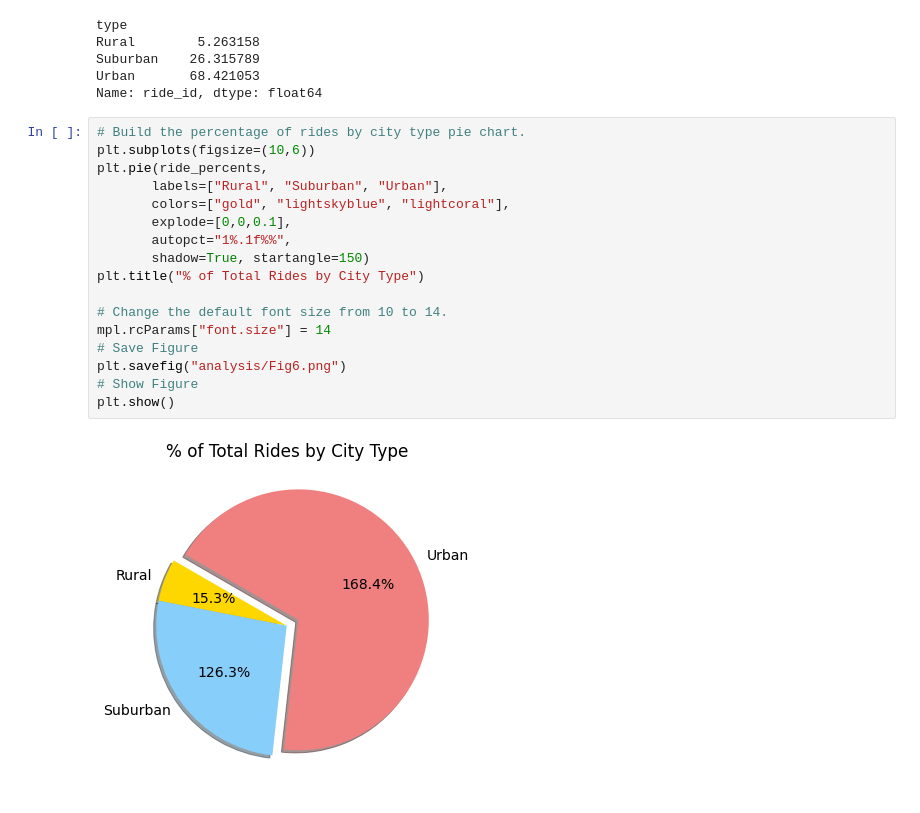
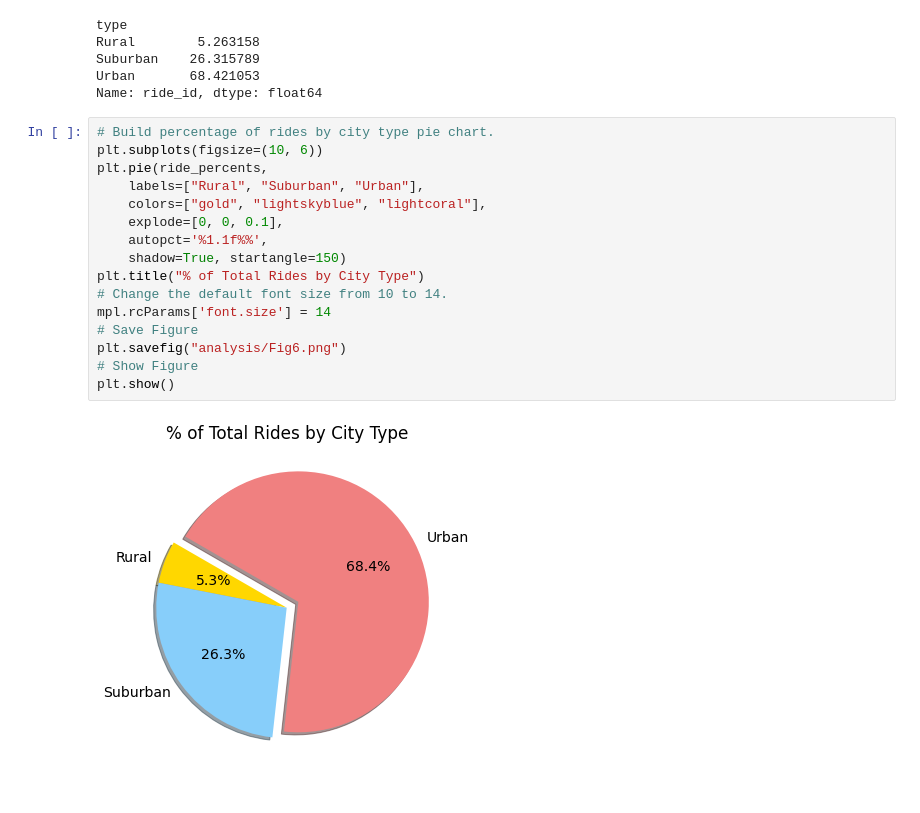
Before and after one commit to lilydarby8/PyBer_Analysis, a Jupyter notebook: PyBer.ipynb, the cells around one changed output. Cells and saved outputs as stored; diff of their text form.

```diff
--- a/PyBer.ipynb
+++ b/PyBer.ipynb
@@ -899,21 +899,20 @@ Suburban    26.315789
 Urban       68.421053
 Name: ride_id, dtype: float64
 # %%
-# Build the percentage of rides by city type pie chart.
-plt.subplots(figsize=(10,6))
+# Build percentage of rides by city type pie chart.
+plt.subplots(figsize=(10, 6))
 plt.pie(ride_percents,
-       labels=["Rural", "Suburban", "Urban"],
-       colors=["gold", "lightskyblue", "lightcoral"],
-       explode=[0,0,0.1],
-       autopct="1%.1f%%",
-       shadow=True, startangle=150)
+    labels=["Rural", "Suburban", "Urban"],
+    colors=["gold", "lightskyblue", "lightcoral"],
+    explode=[0, 0, 0.1],
+    autopct='%1.1f%%',
+    shadow=True, startangle=150)
 plt.title("% of Total Rides by City Type")
-
 # Change the default font size from 10 to 14.
-mpl.rcParams["font.size"] = 14
+mpl.rcParams['font.size'] = 14
 # Save Figure
 plt.savefig("analysis/Fig6.png")
 # Show Figure
 plt.show()
 # %% [output]
-[figure, old version]
+[figure, new version]
```
Also changed, not shown: parts of 2 cells of this notebook.
